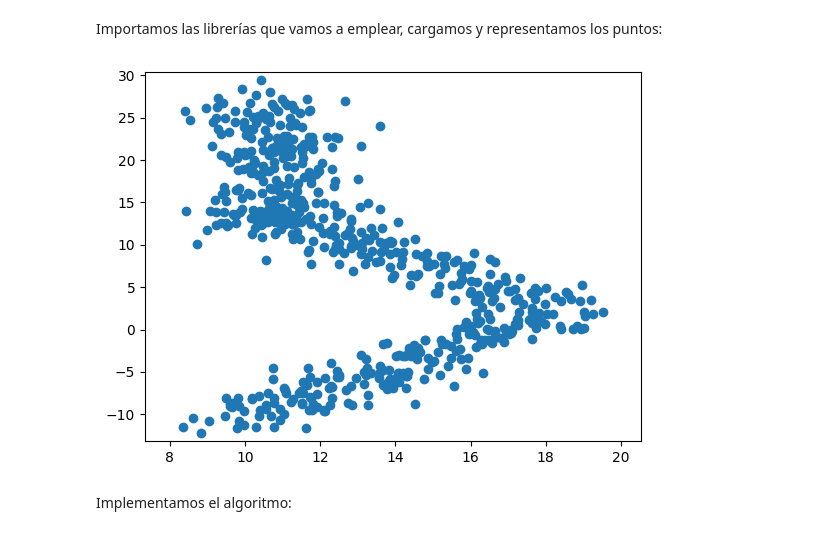
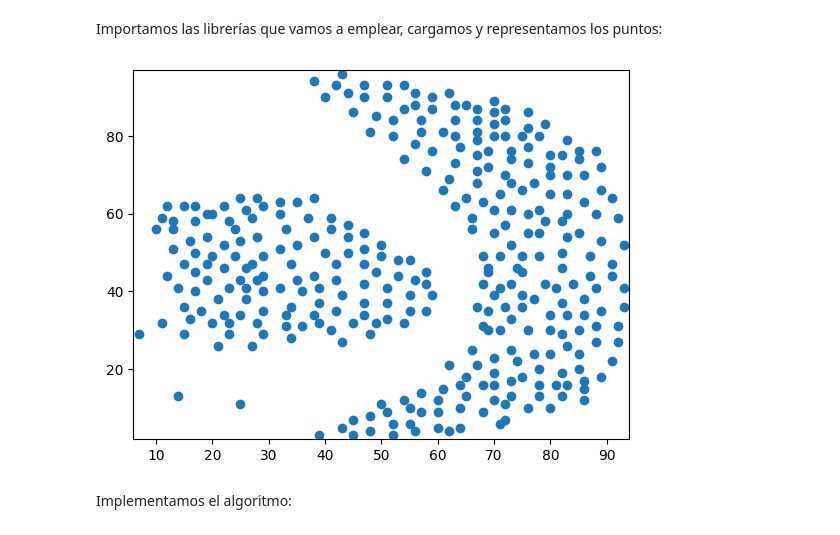
Before and after one commit to Vaalar/Free-Floating-Clustering-Optimization, a Jupyter notebook: Clustering/K-means++ Algorithm Calinski-Harabasz Index With Prediction And Random Movement.ipynb, the cells around one changed output. Cells and saved outputs as stored; diff of their text form; code cells hidden in the pictures.

```diff
--- a/Clustering/K-means++ Algorithm Calinski-Harabasz Index With Prediction And Random Movement.ipynb
+++ b/Clustering/K-means++ Algorithm Calinski-Harabasz Index With Prediction And Random Movement.ipynb
@@ -7,29 +7,29 @@ Importamos las librerías que vamos a emplear, cargamos y representamos los punt
 # %%
 import matplotlib.pyplot as plt
 import random
 import math
 from sklearn import metrics
 
-with open("Datasets/dataset1.csv") as input_file:
+with open("Datasets/a.csv") as input_file:
     input_values = input_file.read()
 
 x = [] # List of x values
 y = [] # List of y values
 point_class = [] # Defines de number of columns that have to be jumped until getting to the next instant of time
 input_offset = 3
 input_values = input_values.splitlines()[1 :: ]
 for point in input_values:
     splitted_point = point.split(",")
     x.append(float(splitted_point[0]))
     y.append(float(splitted_point[1]))
     point_class.append(float(splitted_point[2]))
 
 plt.ylim(min(y) - 1, max(y) + 1)
 plt.xlim(min(x) - 1, max(x) + 1)
 plt.scatter(x, y)
 plt.show()
 # %% [output]
-[figure, old version]
+[figure, new version]
 # %% [markdown]
 Implementamos el algoritmo:
 # %%
```
Also changed, not shown: parts of 2 cells of this notebook, 3 other files.
